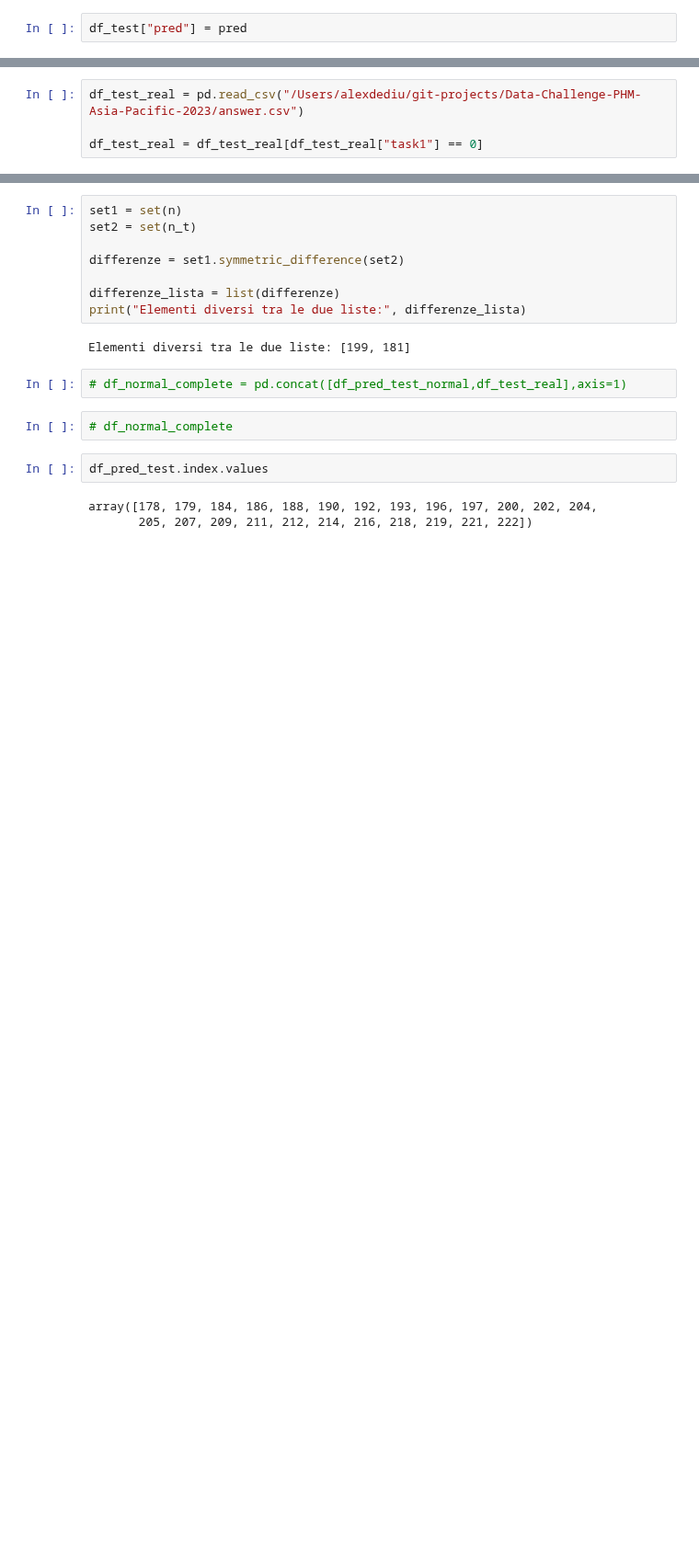
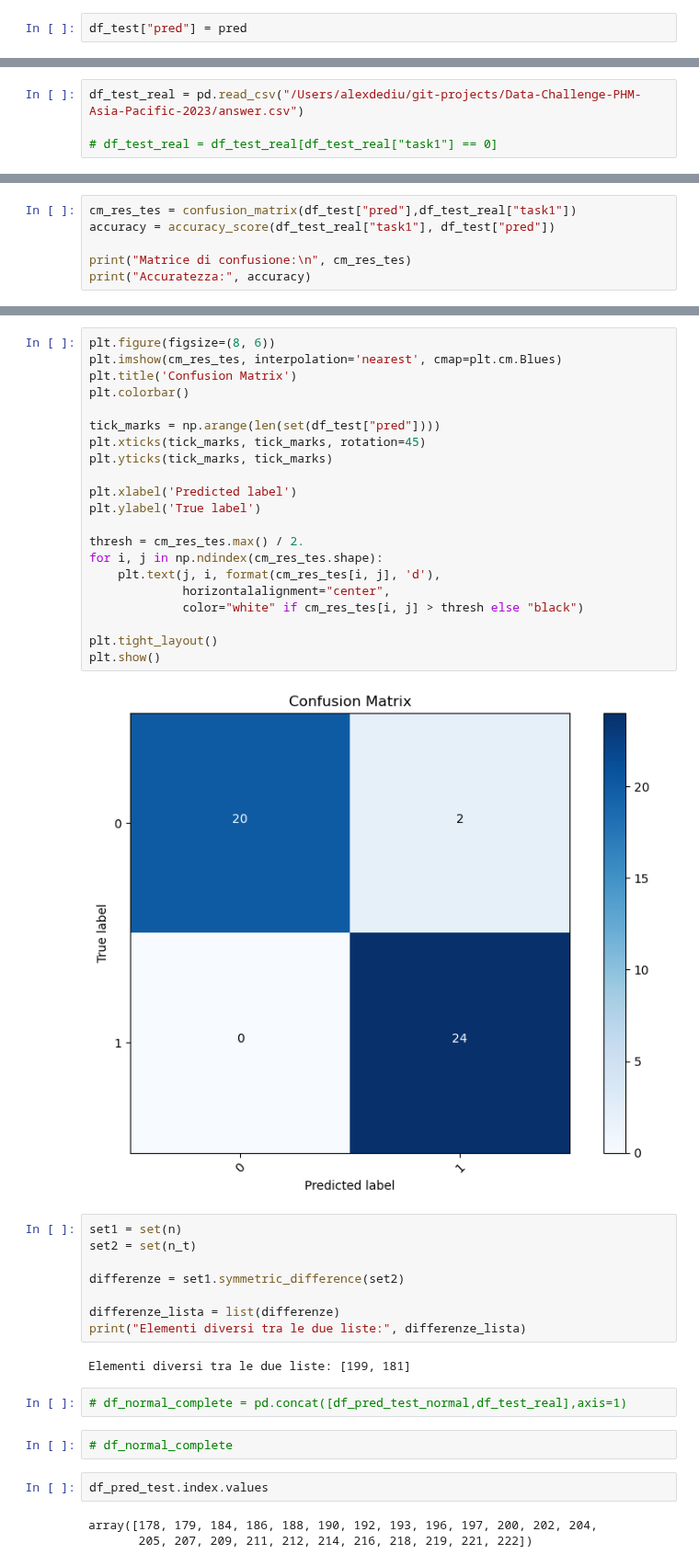
Before and after one commit to alexxdediu/Data-Challenge-PHM-Asia-Pacific-2023, a Jupyter notebook: models/model_task_1.ipynb, the cells around one changed output, grey strips where cells are left out. Shown at 92% size. Saved outputs shown, nothing was run; the diff lists cells and outputs as text; blank space fills up the shorter version.

Commit message:
fix tasks  and documentation update

```diff
--- a/models/model_task_1.ipynb
+++ b/models/model_task_1.ipynb
@@ -391,4 +423,4 @@ TEST LABELS
 # %%
 df_test_real = pd.read_csv("/Users/alexdediu/git-projects/Data-Challenge-PHM-Asia-Pacific-2023/answer.csv")
 
-df_test_real = df_test_real[df_test_real["task1"] == 0]
+# df_test_real = df_test_real[df_test_real["task1"] == 0]
@@ -401,3 +442,9 @@ len(n_t)
 [180 182 183 185 187 189 191 194 195 198 201 203 206 208 210 213 215 217
  220 223]
 20
+# %%
+cm_res_tes = confusion_matrix(df_test["pred"],df_test_real["task1"])
+accuracy = accuracy_score(df_test_real["task1"], df_test["pred"])
+
+print("Matrice di confusione:\n", cm_res_tes)
+print("Accuratezza:", accuracy)
@@ -404,3 +456,26 @@ len(n_t)
+# %%
+plt.figure(figsize=(8, 6))
+plt.imshow(cm_res_tes, interpolation='nearest', cmap=plt.cm.Blues)
+plt.title('Confusion Matrix')
+plt.colorbar()
+
+tick_marks = np.arange(len(set(df_test["pred"])))
+plt.xticks(tick_marks, tick_marks, rotation=45)
+plt.yticks(tick_marks, tick_marks)
+
+plt.xlabel('Predicted label')
+plt.ylabel('True label')
+
+thresh = cm_res_tes.max() / 2.
+for i, j in np.ndindex(cm_res_tes.shape):
+    plt.text(j, i, format(cm_res_tes[i, j], 'd'),
+             horizontalalignment="center",
+             color="white" if cm_res_tes[i, j] > thresh else "black")
+
+plt.tight_layout()
+plt.show()
+# %% [output]
+[figure, added]
 # %%
 set1 = set(n)
 set2 = set(n_t)
```
Also changed, not shown: parts of 28 cells of this notebook, 6 other files.
